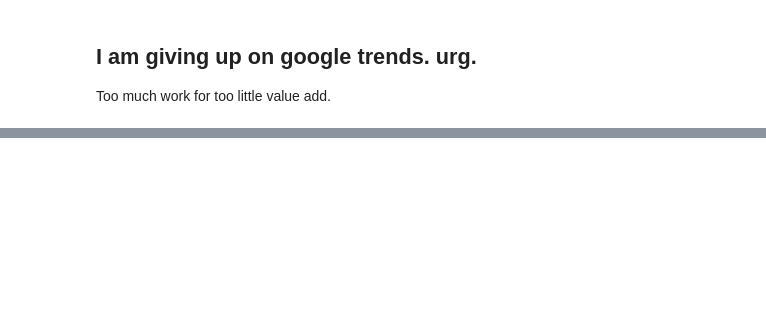
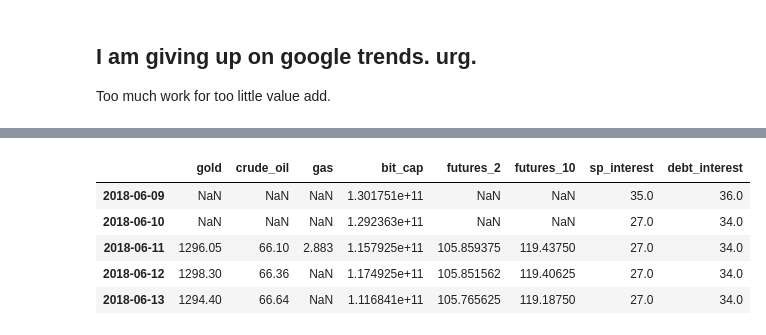
Before and after one commit to c-hamilton/data301_project, a Jupyter notebook: DataCleaning.ipynb, the cells around one changed output, grey strips where cells are left out. Drawn from its saved outputs; the diff is of its cells as text; code cells hidden in the pictures; blank space fills up the shorter version.

```diff
--- a/DataCleaning.ipynb
+++ b/DataCleaning.ipynb
@@ -323,0 +312,33 @@ cookies
+# %%
+sp_google = pd.read_csv("data/S&P 500.csv", skiprows=1, index_col=0)
+
+predictors = predictors.merge(
+    sp_google,
+    how="outer",
+    right_index = True,
+    left_index = True
+).rename(index=str, columns={"S&P 500 Index: (United States)": "sp_interest"})
+
+predictors.sp_interest = predictors.sp_interest.fillna(method='ffill')
+# %%
+debt_google = pd.read_csv("data/debt.csv", skiprows=1, index_col=0)
+predictors = predictors.merge(
+    debt_google,
+    how="outer",
+    right_index = True,
+    left_index = True
+).rename(index=str, columns={"debt: (United States)": "debt_interest"})
+
+predictors.debt_interest = predictors.debt_interest.fillna(method='ffill')
+
+import pickle
+pickle.dump(predictors, open("predictors.pkl", "wb"))
+
+predictors.tail()
+# %% [output]
+|  | gold | crude_oil | gas | bit_cap | futures_2 | futures_10 | sp_interest | debt_interest |
+| 2018-06-09 | NaN | NaN | NaN | 1.301751e+11 | NaN | NaN | 35.0 | 36.0 |
+| 2018-06-10 | NaN | NaN | NaN | 1.292363e+11 | NaN | NaN | 27.0 | 34.0 |
+| 2018-06-11 | 1296.05 | 66.10 | 2.883 | 1.157925e+11 | 105.859375 | 119.43750 | 27.0 | 34.0 |
+| 2018-06-12 | 1298.30 | 66.36 | NaN | 1.174925e+11 | 105.851562 | 119.40625 | 27.0 | 34.0 |
+| 2018-06-13 | 1294.40 | 66.64 | NaN | 1.116841e+11 | 105.765625 | 119.18750 | 27.0 | 34.0 |
```
Also changed, not shown: parts of 13 cells of this notebook, 19 other files.
